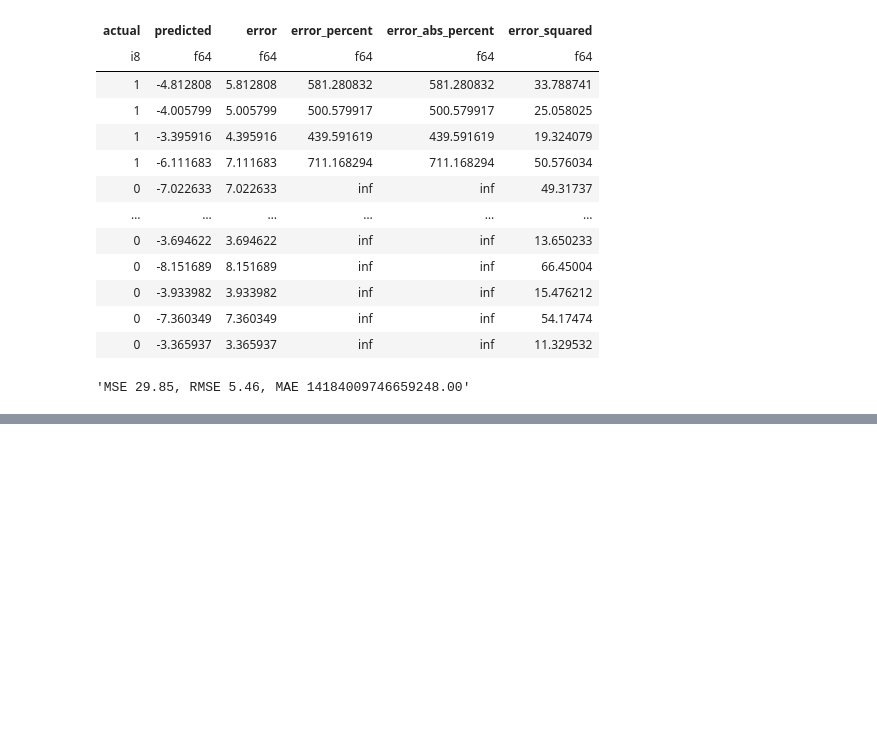
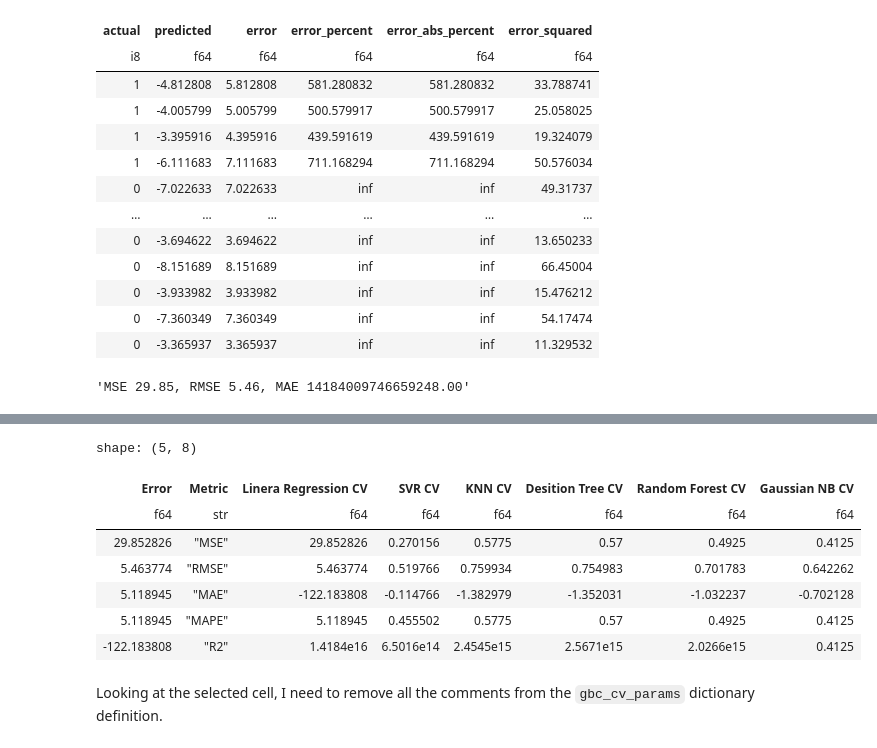
Before and after one commit to ZygimantasB/scikit-learn_training, a Jupyter notebook: Kaggle/fitness_dataset.ipynb, the cells around one changed output, grey strips where cells are left out. Cells and saved outputs as stored; diff of their text form; code cells hidden in the pictures; blank space fills up the shorter version.

```diff
--- a/Kaggle/fitness_dataset.ipynb
+++ b/Kaggle/fitness_dataset.ipynb
@@ -256,0 +603,2 @@ shape: (5, 2)
+# %%
+gaussian_nb_grid_search.fit(scaled_X_train, y_train)
@@ -256,0 +611,3 @@ shape: (5, 2)
+# %%
+predictions = gaussian_nb_grid_search.predict(X_test)
+predictions
@@ -256,0 +634,21 @@ shape: (5, 2)
+# %%
+MSE = mean_squared_error(y_test, predictions)
+RMSE = np.sqrt(MSE)
+MAE = mean_absolute_error(y_test, predictions)
+r2 = r2_score(y_test, predictions)
+percent_error = mean_absolute_percentage_error(y_test, predictions)
+# %%
+results = results.with_columns(
+    pl.Series(name='Gaussian NB CV', values=[MSE, RMSE, r2, MAE, percent_error])
+)
+# %%
+results
+# %% [output]
+shape: (5, 8)
+| Error | Metric | Linera Regression CV | SVR CV | KNN CV | Desition Tree CV | Random Forest CV | Gaussian NB CV |
+| f64 | str | f64 | f64 | f64 | f64 | f64 | f64 |
+| 29.852826 | "MSE" | 29.852826 | 0.270156 | 0.5775 | 0.57 | 0.4925 | 0.4125 |
+| 5.463774 | "RMSE" | 5.463774 | 0.519766 | 0.759934 | 0.754983 | 0.701783 | 0.642262 |
+| 5.118945 | "MAE" | -122.183808 | -0.114766 | -1.382979 | -1.352031 | -1.032237 | -0.702128 |
+| 5.118945 | "MAPE" | 5.118945 | 0.455502 | 0.5775 | 0.57 | 0.4925 | 0.4125 |
+| -122.183808 | "R2" | 1.4184e16 | 6.5016e14 | 2.4545e15 | 2.5671e15 | 2.0266e15 | 0.4125 |
@@ -256,0 +657,2 @@ shape: (5, 2)
+# %% [markdown]
+Looking at the selected cell, I need to remove all the comments from the `gbc_cv_params` dictionary definition.
```
Also changed, not shown: parts of 62 cells of this notebook, 1 other file.
